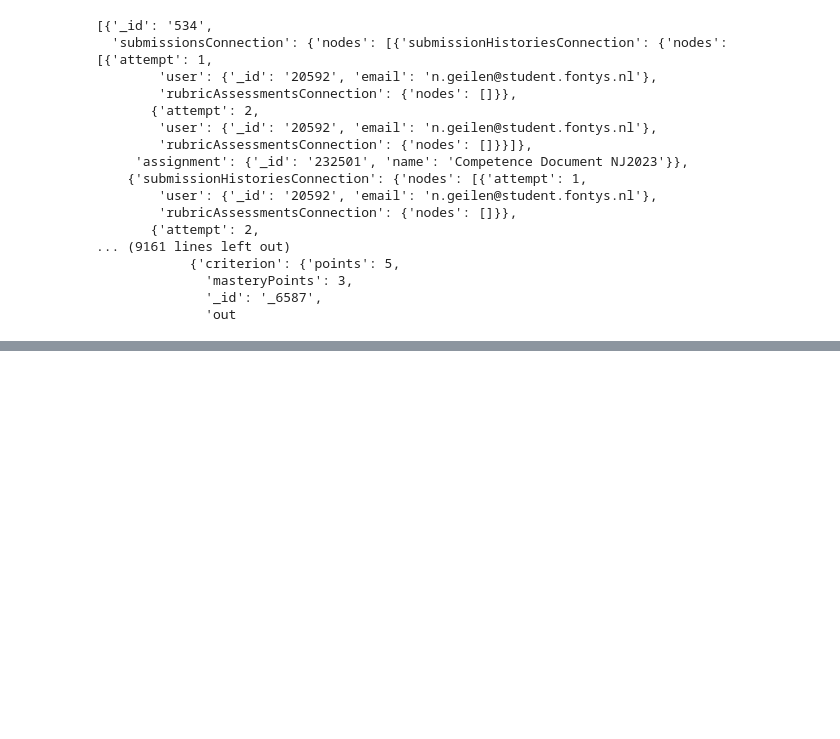
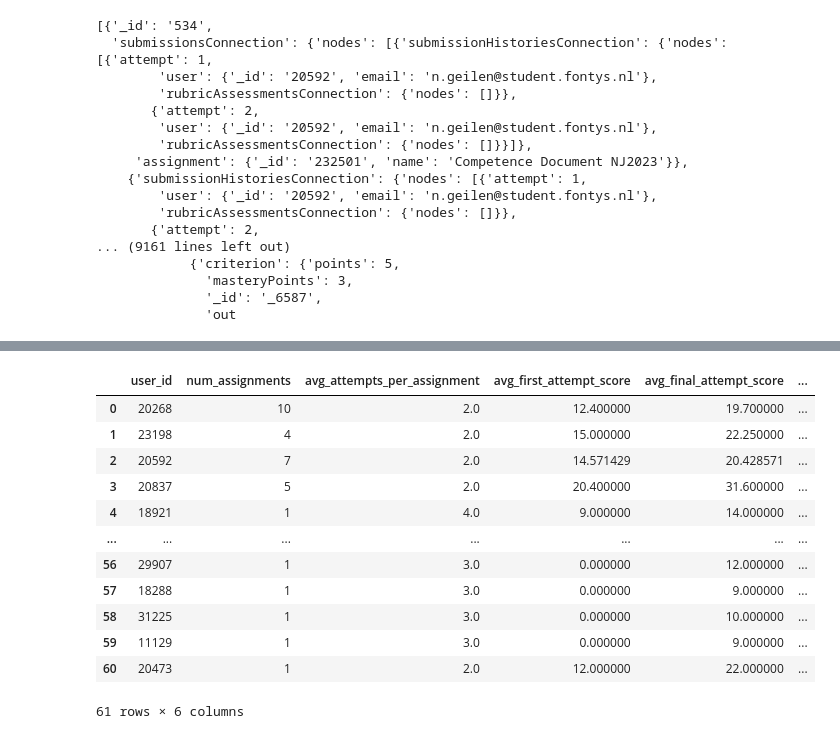
Before and after one commit to Typiqally/canvas-grade-correlation, a Jupyter notebook: main.ipynb, the cells around one changed output, grey strips where cells are left out. Drawn from its saved outputs; the diff is of its cells as text; code cells hidden in the pictures; blank space fills up the shorter version.

```diff
--- a/main.ipynb
+++ b/main.ipynb
@@ -209,0 +212,44 @@ df_table
+# %%
+import pandas as pd
+
+# Initialize an empty list to store table rows
+table_data = []
+
+# Iterate over each user in filtered_list
+for user, assignments in filtered_list.items():
+    num_assignments = len(assignments)
+    total_attempts = sum(len(data['scores']) for data in assignments.values())
+    avg_attempts_per_assignment = total_attempts / num_assignments if num_assignments > 0 else 0
+    first_attempt_scores = [data['scores'][0] for data in assignments.values() if data['scores']]
+    final_attempt_scores = [data['scores'][-1] for data in assignments.values() if data['scores']]
+    avg_first_attempt_score = sum(first_attempt_scores) / len(first_attempt_scores) if first_attempt_scores else 0
+    avg_final_attempt_score = sum(final_attempt_scores) / len(final_attempt_scores) if final_attempt_scores else 0
+    delta_percentage = ((avg_final_attempt_score - avg_first_attempt_score) / avg_first_attempt_score * 100) if avg_first_attempt_score != 0 else 0
+    table_data.append({
+        'user_id': user,
+        'num_assignments': num_assignments,
+        'avg_attempts_per_assignment': avg_attempts_per_assignment,
+        'avg_first_attempt_score': avg_first_attempt_score,
+        'avg_final_attempt_score': avg_final_attempt_score,
+        'delta_percentage': delta_percentage
+    })
+
+# Create a DataFrame from the table data
+df_table = pd.DataFrame(table_data)
+
+# Display the DataFrame
+df_table
+# %% [output]
+|  | user_id | num_assignments | avg_attempts_per_assignment | avg_first_attempt_score | avg_final_attempt_score | ... |
+| 0 | 20268 | 10 | 2.0 | 12.400000 | 19.700000 | ... |
+| 1 | 23198 | 4 | 2.0 | 15.000000 | 22.250000 | ... |
+| 2 | 20592 | 7 | 2.0 | 14.571429 | 20.428571 | ... |
+| 3 | 20837 | 5 | 2.0 | 20.400000 | 31.600000 | ... |
+| 4 | 18921 | 1 | 4.0 | 9.000000 | 14.000000 | ... |
+| ... | ... | ... | ... | ... | ... | ... |
+| 56 | 29907 | 1 | 3.0 | 0.000000 | 12.000000 | ... |
+| 57 | 18288 | 1 | 3.0 | 0.000000 | 9.000000 | ... |
+| 58 | 31225 | 1 | 3.0 | 0.000000 | 10.000000 | ... |
+| 59 | 11129 | 1 | 3.0 | 0.000000 | 9.000000 | ... |
+| 60 | 20473 | 1 | 2.0 | 12.000000 | 22.000000 | ... |
+61 rows × 6 columns
```
Also changed, not shown: parts of 10 cells of this notebook.
